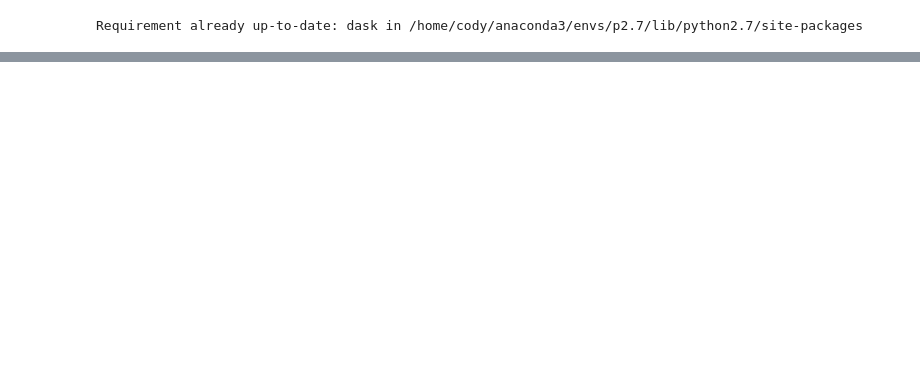
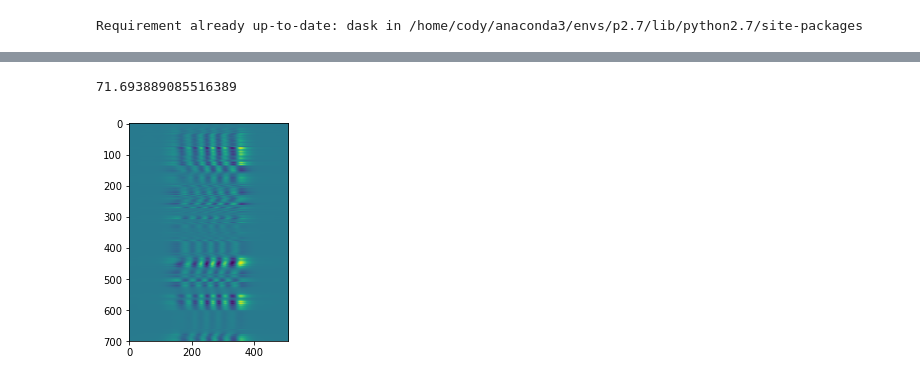
Before and after one commit to codybraun/tsa, a Jupyter notebook: eigenfaces.ipynb, the cells around one changed output, grey strips where cells are left out. Drawn from its saved outputs; the diff is of its cells as text; code cells hidden in the pictures; blank space fills up the shorter version.

```diff
--- a/eigenfaces.ipynb
+++ b/eigenfaces.ipynb
@@ -111,0 +167,11 @@ KeyboardInterrupt:
+# %%
+safe_diffs = []
+for label in unsafe_labels[:50]:
+    try:
+        unsafe_data = tsa_utils.read_data(DATA_PATH + label + ".aps").reshape(16 * 660, 512, order="A")
+        unsafe_transformed = micro_unsafe_pca.transform(unsafe_data)
+        unsafe_reverse_transformed = micro_unsafe_pca.inverse_transform(unsafe_transformed)
+        unsafe_diff = unsafe_data - unsafe_reverse_transformed
+        print(label)
+    except Exception as e:
+        print(e)
@@ -111,0 +196,5 @@ KeyboardInterrupt:
+# %%
+diff *= 1/diff.max()
+unsafe_diff *= 1/unsafe_diff.max()
+reverse_transformed *= 1/reverse_transformed.max()
+unsafe_reverse_transformed *= 1/unsafe_reverse_transformed.max()
@@ -111,0 +206,5 @@ KeyboardInterrupt:
+# %%
+plt.imshow(data)
+plt.rcParams["figure.figsize"] = (20,3)
+
+plt.savefig("diff.png")
@@ -111,0 +213,11 @@ KeyboardInterrupt:
+# %%
+np.absolute(unsafe_diff).sum()
+# %% [output]
+71.693889085516389
+# %%
+diff_diff = diff - unsafe_diff
+# %%
+plt.imshow((diff_diff)[0:700,:])
+plt.show()
+# %% [output]
+[figure, added]
```
Also changed, not shown: parts of 40 cells of this notebook, 2 other files.
